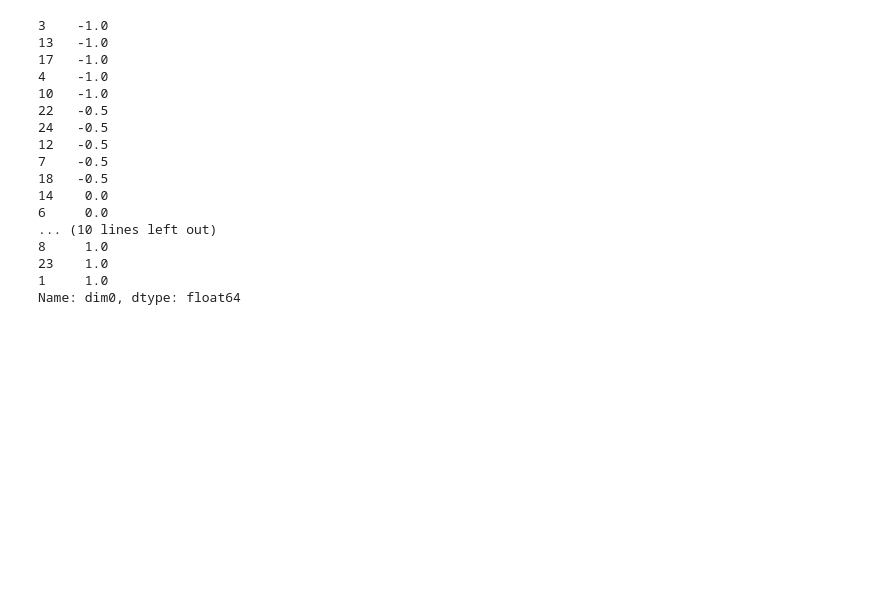
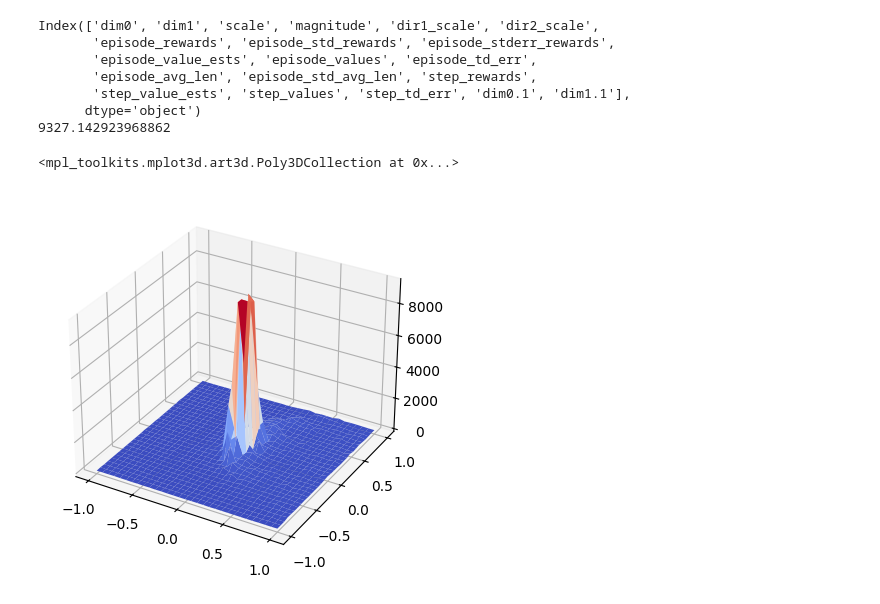
Before and after one commit to MaBody/reward-surfaces, a Jupyter notebook: wrapper/random_directions.ipynb, the cells around one changed output. Saved outputs shown, nothing was run; the diff lists cells and outputs as text; code cells hidden in the pictures; blank space fills up the shorter version.

Commit message:
fixing deprecated dependencies and more plotting

```diff
--- a/wrapper/random_directions.ipynb
+++ b/wrapper/random_directions.ipynb
@@ -1,8 +9,5 @@
 # %%
-%load_ext autoreload
-%autoreload 2
 import subprocess
-import os
 import shutil
 from pathlib import Path
 import sys
@@ -11,17 +16,19 @@ import torch
 from wrapper import utils as p_utils
 
 device = "cuda" if torch.cuda.is_available() else "cpu"
-
+device="cpu" # ActorCriticPolicy should be run on CPU
+print(device)
 cwd = Path.cwd().parent
 print(cwd)
 # library = root.parent / "reward-surfaces-fork"
 scripts = cwd / "scripts"
 runs = cwd / "runs"
 
-run_suffix = "_test"
-env_name = "CartPole-v1"
+env_name = "InvertedDoublePendulum-v5"
+# env_name = "CartPole-v1"
 agent_name = "SB3_ON"
-run_id = "cartpole" + run_suffix
+run_suffix = "plot_num_steps_2"
+run_id = "_".join([env_name, agent_name, run_suffix])
 
-num_cores = str(6)
+num_cores = str(7)
 # %% [output]
@@ -259,49 +305,44 @@ p_utils.execute(name=script_name, args=args, kwargs=kwargs, cwd=cwd)
 # %%
 import pandas as pd
 from reward_surfaces import plotting
 import matplotlib.pyplot as plt
 import numpy as np
 import matplotlib.cm as cm
 import plotly.graph_objects as go
 import pickle
 
 # plotting.plot_plane()
 data = pd.read_csv(runs / run_id / "surface" / "results.csv")
 data = data.sort_values(["dim0", "dim1"])
 # data
+print(data.columns)
 x, y, z = data["dim0"], data["dim1"], data["episode_rewards"]
 n = np.floor(np.sqrt(len(x))).astype(int)
-print(x.sort_values())
+# print(x.sort_values())
 X = np.reshape(x[: n**2], (n, n))
 Y = np.reshape(y[: n**2], (n, n))
 Z = np.reshape(z[: n**2], (n, n))
+print(np.max(Z))
 # print(X.shape)
 # print(np.sin(np.meshgrid(x, y)).shape)
 # X = pickle.load(open("/home/mattis/git/sem5/reward_landscapes/test_X.pkl", "rb"))
 # Y = pickle.load(open("/home/mattis/git/sem5/reward_landscapes/test_Y.pkl", "rb"))
 # Z = pickle.load(open("/home/mattis/git/sem5/reward_landscapes/test_Z.pkl", "rb"))
 # print(Z)
 fig = go.Figure(data=[go.Surface(x=X, y=Y, z=Z)])
 fig.show()
 # fig.show(figsize=(4,4))
 # print(Z)
-# fig, ax = plt.subplots(subplot_kw={"projection": "3d"})
-# ax.plot_surface(X, Y, Z, rstride=1, cstride=1, cmap=cm.coolwarm)
+
+fig, ax = plt.subplots(subplot_kw={"projection": "3d"})
+ax.plot_surface(X, Y, Z, rstride=1, cstride=1, cmap=cm.coolwarm)
 # %% [output]
-3    -1.0
-13   -1.0
-17   -1.0
-4    -1.0
-10   -1.0
-22   -0.5
-24   -0.5
-12   -0.5
-7    -0.5
-18   -0.5
-14    0.0
-6     0.0
-... (10 lines left out)
-8     1.0
-23    1.0
-1     1.0
-Name: dim0, dtype: float64
+Index(['dim0', 'dim1', 'scale', 'magnitude', 'dir1_scale', 'dir2_scale',
+       'episode_rewards', 'episode_std_rewards', 'episode_stderr_rewards',
+       'episode_value_ests', 'episode_values', 'episode_td_err',
+       'episode_avg_len', 'episode_std_avg_len', 'step_rewards',
+       'step_value_ests', 'step_values', 'step_td_err', 'dim0.1', 'dim1.1'],
+      dtype='object')
+9327.142923968862
+<mpl_toolkits.mplot3d.art3d.Poly3DCollection at 0x...>
+[figure, added]
```
Also changed, not shown: parts of 5 cells of this notebook, 2 other files.
